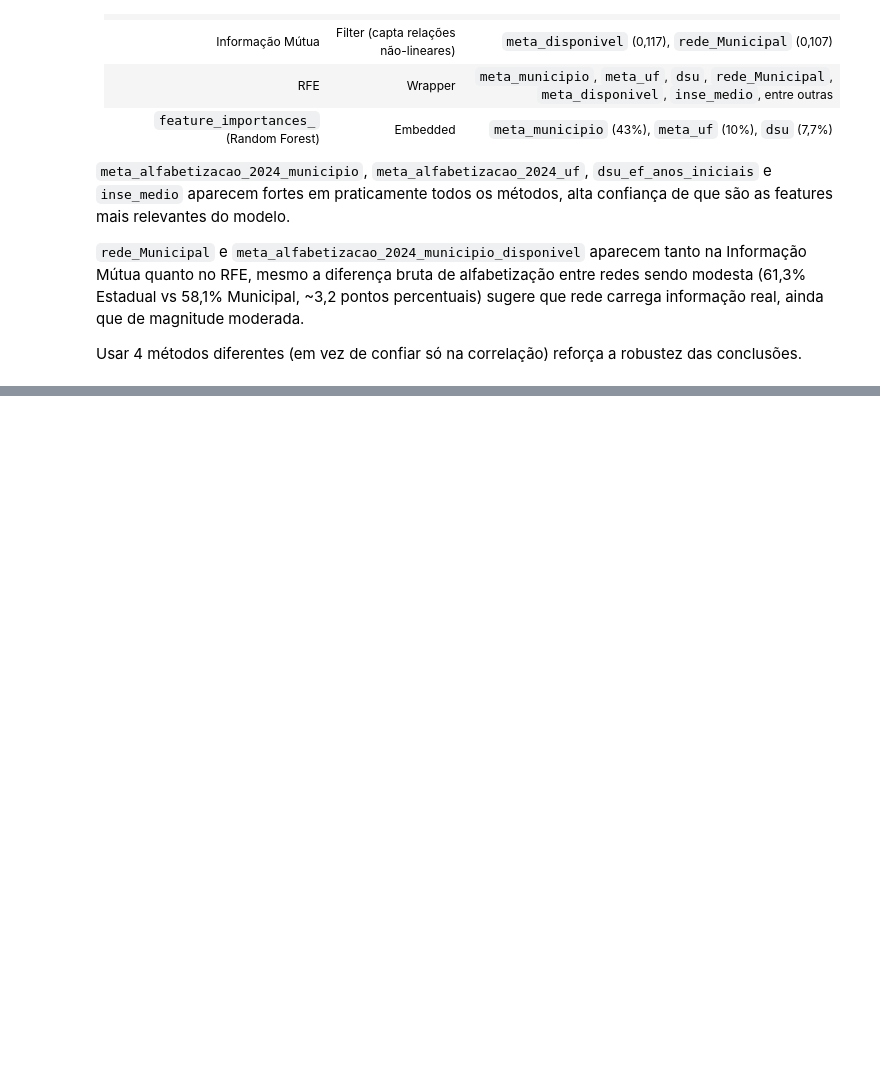
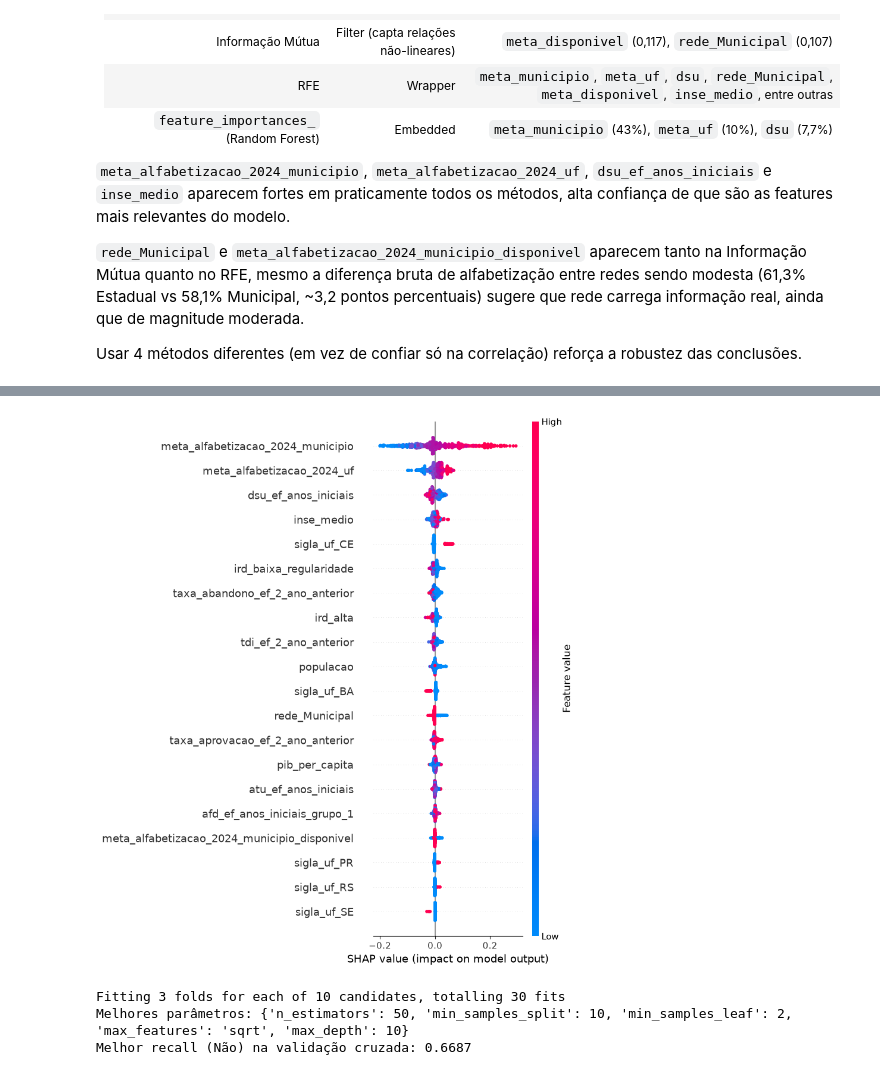
Before and after one commit to AnaCarol21/fiap-tech-challenge-fase-3, a Jupyter notebook: notebooks/eda.ipynb, the cells around one changed output, grey strips where cells are left out. Drawn from its saved outputs; the diff is of its cells as text; code cells hidden in the pictures; blank space fills up the shorter version.

Commit message:
feat: implementando shap, floresta aleatoria balanceada e explicações no markdown

```diff
--- a/notebooks/eda.ipynb
+++ b/notebooks/eda.ipynb
@@ -791,0 +902,46 @@ Usar 4 métodos diferentes (em vez de confiar só na correlação) reforça a ro
+# %%
+amostra_shap = X_test.sample(500, random_state=42)
+
+explainer = shap.TreeExplainer(modelo_rf_balanceado)
+shap_values = explainer.shap_values(amostra_shap)
+
+valores_classe_sim = shap_values[:, :, 1]
+
+shap.summary_plot(valores_classe_sim, amostra_shap)
+# %% [output]
+[figure, added]
+# %%
+# Amostra de 200 mil linhas do treino, só pra essa busca (mantendo a proporção do alvo)
+X_amostra = X_train.sample(200000, random_state=42)
+y_amostra = y_train.loc[X_amostra.index]
+
+# Scorer customizado: recall da classe "Não" (0), não da classe majoritária
+scorer_recall_nao = make_scorer(recall_score, pos_label=0)
+
+parametros = {
+    "n_estimators": [50, 100, 150],
+    "max_depth": [10, 15, 20, None],
+    "min_samples_split": [2, 5, 10],
+    "min_samples_leaf": [1, 2, 4],
+    "max_features": ["sqrt", "log2"],
+}
+
+busca = RandomizedSearchCV(
+    RandomForestClassifier(class_weight="balanced", random_state=42),
+    param_distributions=parametros,
+    n_iter=10,
+    cv=3,
+    scoring=scorer_recall_nao,
+    random_state=42,
+    n_jobs=-1,
+    verbose=2,
+)
+
+busca.fit(X_amostra, y_amostra)
+
+print("Melhores parâmetros:", busca.best_params_)
+print("Melhor recall (Não) na validação cruzada:", round(busca.best_score_, 4))
+# %% [output]
+Fitting 3 folds for each of 10 candidates, totalling 30 fits
+Melhores parâmetros: {'n_estimators': 50, 'min_samples_split': 10, 'min_samples_leaf': 2, 'max_features': 'sqrt', 'max_depth': 10}
+Melhor recall (Não) na validação cruzada: 0.6687
```
Also changed, not shown: parts of 10 cells of this notebook.
